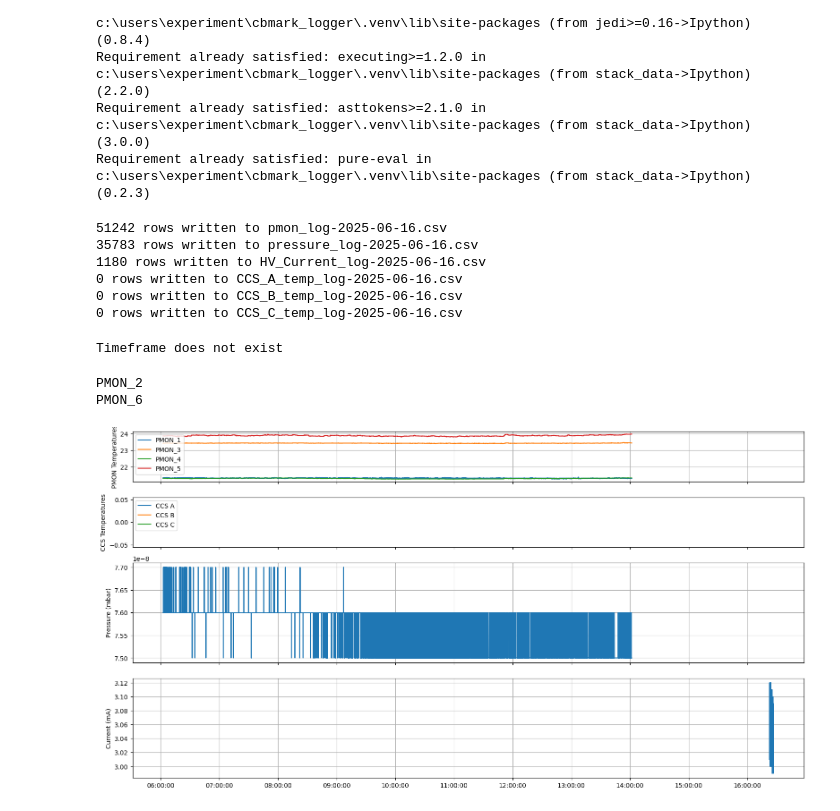
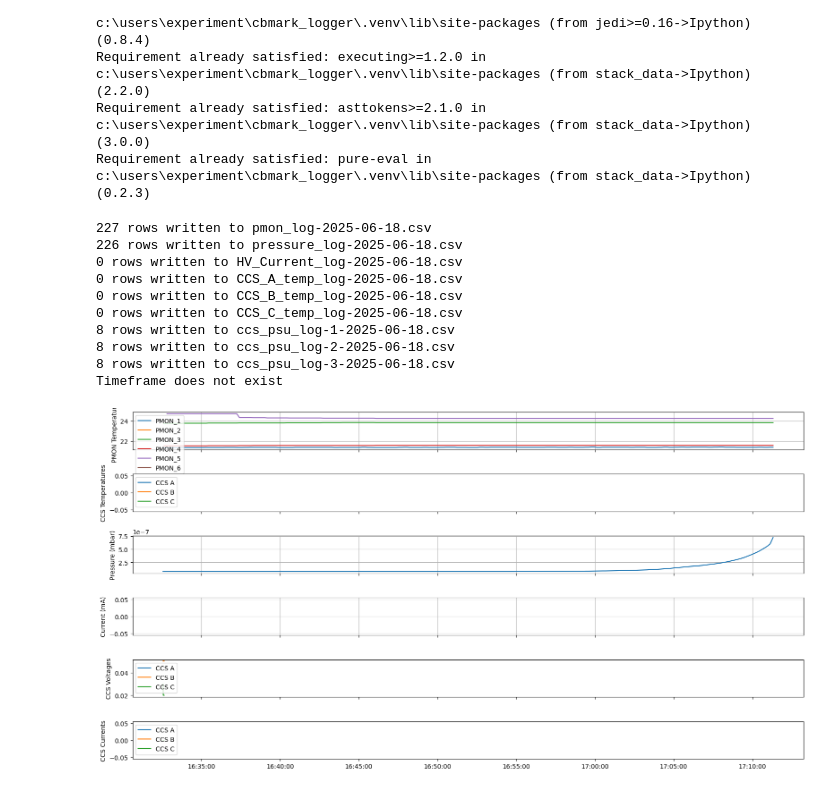
Before and after one commit to uw-loci/cbmark_logger, a Jupyter notebook: Generate_combined_graph.ipynb, the cells around one changed output. Saved outputs shown, nothing was run; the diff lists cells and outputs as text; code cells hidden in the pictures.

Commit message:
Added support for graphing CCS PSU data

```diff
--- a/Generate_combined_graph.ipynb
+++ b/Generate_combined_graph.ipynb
@@ -194,8 +220,21 @@ def getPMONData(filename):
 
                 data.append((log_time, pmon_1, pmon_2, pmon_3, pmon_4, pmon_5, pmon_6))
     return data
+# %%
+def createCCSPowerCSV(ccs_data, psuID):
+    '''
+
+    @param:
+    ccs_data: list of CCS power supply data -> list
+    '''
+    with open(f'ccs_psu_log-' + psuID + '-' + str(date) + '.csv', 'w', newline='') as out:
+        writer = csv.writer(out)
+        writer.writerow(['Time', 'Voltage (V)', 'Current (A)'])   # header
+        writer.writerows(ccs_data)
+
+    print(f'{len(ccs_data)} rows written to ccs_psu_log-' + psuID + '-' + str(date) + '.csv')
 # %%
-def createCCSaCSV(pressure_data):
+def createCCSaTempCSV(pressure_data):
     '''
 
     @param:
@@ -209,7 +248,7 @@ def createCCSaCSV(pressure_data):
 
     print(f'{len(pressure_data)} rows written to CCS_A_temp_log-'+ str(date) + '.csv')
 # %%
-def createCCSbCSV(pressure_data):
+def createCCSbTempCSV(pressure_data):
     '''
 
     @param:
@@ -223,7 +262,7 @@ def createCCSbCSV(pressure_data):
 
     print(f'{len(pressure_data)} rows written to CCS_B_temp_log-'+ str(date) + '.csv')
 # %%
-def createCCScCSV(pressure_data):
+def createCCScTempCSV(pressure_data):
     '''
 
     @param:
@@ -408,48 +473,55 @@ def getGraph(pmon_csv, pressure_csv, hv_csv, CCSa, CCSb, CCSc, start_time='00:00
 # %%
 # Log file location on laptop: 'C:/Users/Experiment/EBEAM_dashboard/EBEAM-Dashboard-Logs/'
 # Tera term log file location on laptop: 'C:/Users/Experiment/cbmark_logger/Tera Term logs'
 
 # Enter your Ebeam dashboard and Tera Term log files here and comment out the following 4 lines to use a specific file
 # dashboard_log_file = 'C:/Users/Experiment/EBEAM_dashboard/EBEAM-Dashboard-Logs/log_2025-06-16_06-02-46.txt'
 # teraTerm_log_file = 'Data samples/HV_monitor 2025-06-10.txt'
 
 # Pick the most recently edited Tera Term log file
 teraTerm_files = glob.glob("C:/Users/Experiment/cbmark_logger/Tera Term logs/*")
 teraTerm_log_file = max(teraTerm_files, key=os.path.getctime)
 
 # Pick the most recently edited dashboard log file
 dashboard_files = glob.glob("C:/Users/Experiment/EBEAM_dashboard/EBEAM-Dashboard-Logs/*")
 dashboard_log_file = max(dashboard_files, key=os.path.getctime)
 
 # If you want to use a CSV that wasn't generated right now, you'll need to change these
 pmon_csv = f'pmon_log-' + str(date) + '.csv'
 pressure_csv = f'pressure_log-'+ str(date) + '.csv'
 hvCurrent_csv = f'HV_Current_log-'+ str(date) + '.csv'
-CCSa = f'CCS_A_temp_log-'+ str(date) + '.csv'
-CCSb = f'CCS_A_temp_log-'+ str(date) + '.csv'
-CCSc = f'CCS_A_temp_log-'+ str(date) + '.csv'
+CCSaTemp = f'CCS_A_temp_log-'+ str(date) + '.csv'
+CCSbTemp = f'CCS_A_temp_log-'+ str(date) + '.csv'
+CCScTemp = f'CCS_A_temp_log-'+ str(date) + '.csv'
+CCSaPSU = f'ccs_psu_log-' + '1' + '-' + str(date) + '.csv'
+CCSbPSU = f'ccs_psu_log-' + '2' + '-' + str(date) + '.csv'
+CCScPSU = f'ccs_psu_log-' + '3' + '-' + str(date) + '.csv'
 
 # Create the CSV files
 createPMONCSV(getPMONData(dashboard_log_file))
 createPressureCSV(getPressureData(dashboard_log_file))
 createCurrentCSV(getHVData(teraTerm_log_file))
-createCCSaCSV(getCCSAData(dashboard_log_file))
-createCCSbCSV(getCCSBData(dashboard_log_file))
-createCCScCSV(getCCSCData(dashboard_log_file))
+createCCSaTempCSV(getCCSaTempData(dashboard_log_file))
+createCCSbTempCSV(getCCSbTempData(dashboard_log_file))
+createCCScTempCSV(getCCScTempData(dashboard_log_file))
+createCCSPowerCSV(getCCSPowerData(dashboard_log_file, '1'), '1')
+createCCSPowerCSV(getCCSPowerData(dashboard_log_file, '2'), '2')
+createCCSPowerCSV(getCCSPowerData(dashboard_log_file, '3'), '3')
 
 # Call the function to generate the graph
-getGraph(pmon_csv, pressure_csv, hvCurrent_csv, CCSa, CCSb, CCSc)
+getGraph(pmon_csv, pressure_csv, hvCurrent_csv, CCSaTemp, CCSbTemp, CCScTemp, CCSaPSU, CCSbPSU, CCScPSU)
 # %% [output]
-51242 rows written to pmon_log-2025-06-16.csv
-35783 rows written to pressure_log-2025-06-16.csv
-1180 rows written to HV_Current_log-2025-06-16.csv
-0 rows written to CCS_A_temp_log-2025-06-16.csv
-0 rows written to CCS_B_temp_log-2025-06-16.csv
-0 rows written to CCS_C_temp_log-2025-06-16.csv
+227 rows written to pmon_log-2025-06-18.csv
+226 rows written to pressure_log-2025-06-18.csv
+0 rows written to HV_Current_log-2025-06-18.csv
+0 rows written to CCS_A_temp_log-2025-06-18.csv
+0 rows written to CCS_B_temp_log-2025-06-18.csv
+0 rows written to CCS_C_temp_log-2025-06-18.csv
+8 rows written to ccs_psu_log-1-2025-06-18.csv
+8 rows written to ccs_psu_log-2-2025-06-18.csv
+8 rows written to ccs_psu_log-3-2025-06-18.csv
+Timeframe does not exist
-Timeframe does not exist
-PMON_2
-PMON_6
-[figure, old version]
+[figure, new version]
 # %%
 # Log file location on laptop: 'C:/Users/Experiment/EBEAM_dashboard/EBEAM-Dashboard-Logs/'
 # Tera term log file location on laptop: 'C:/Users/Experiment/cbmark_logger/Tera Term logs'
```
Also changed, not shown: parts of 6 cells of this notebook.
